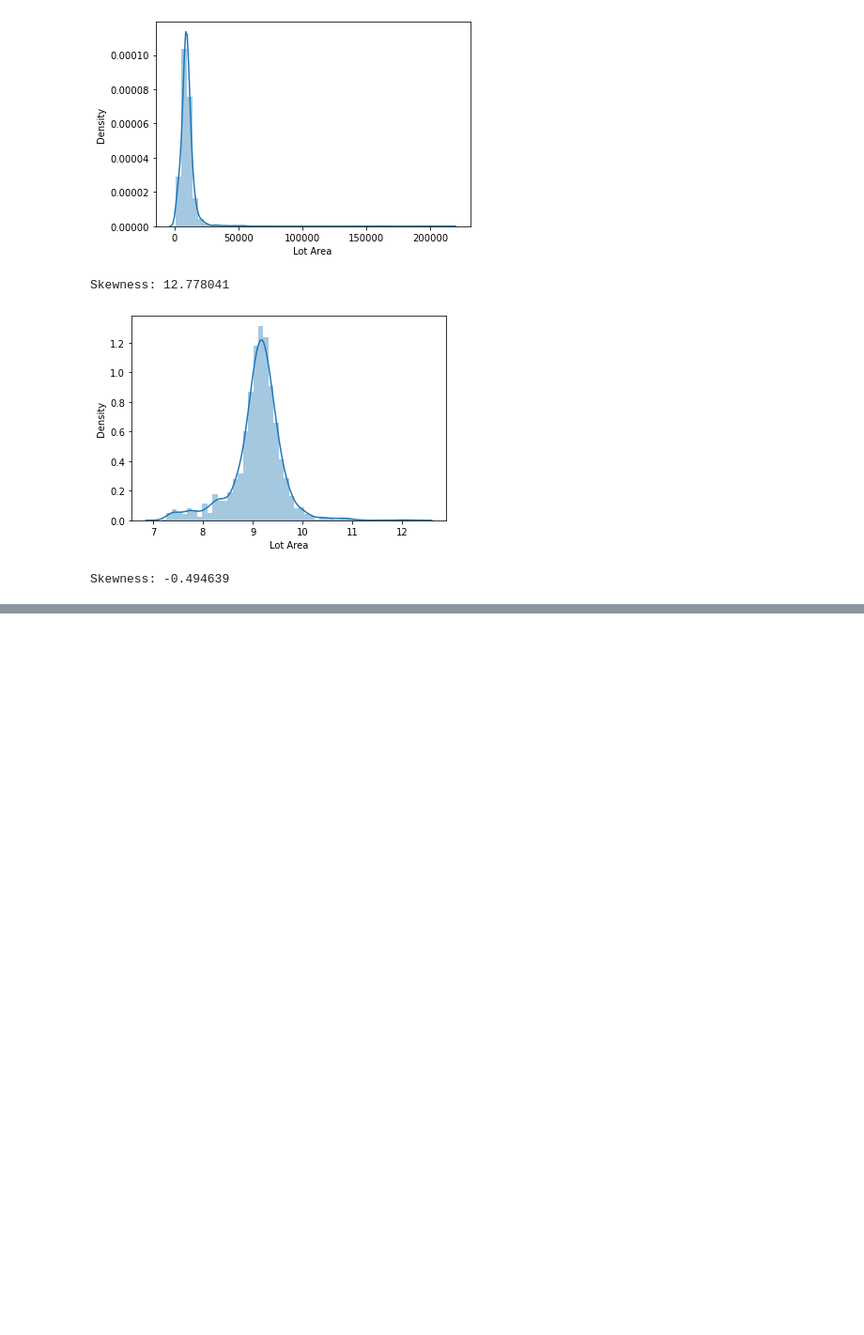
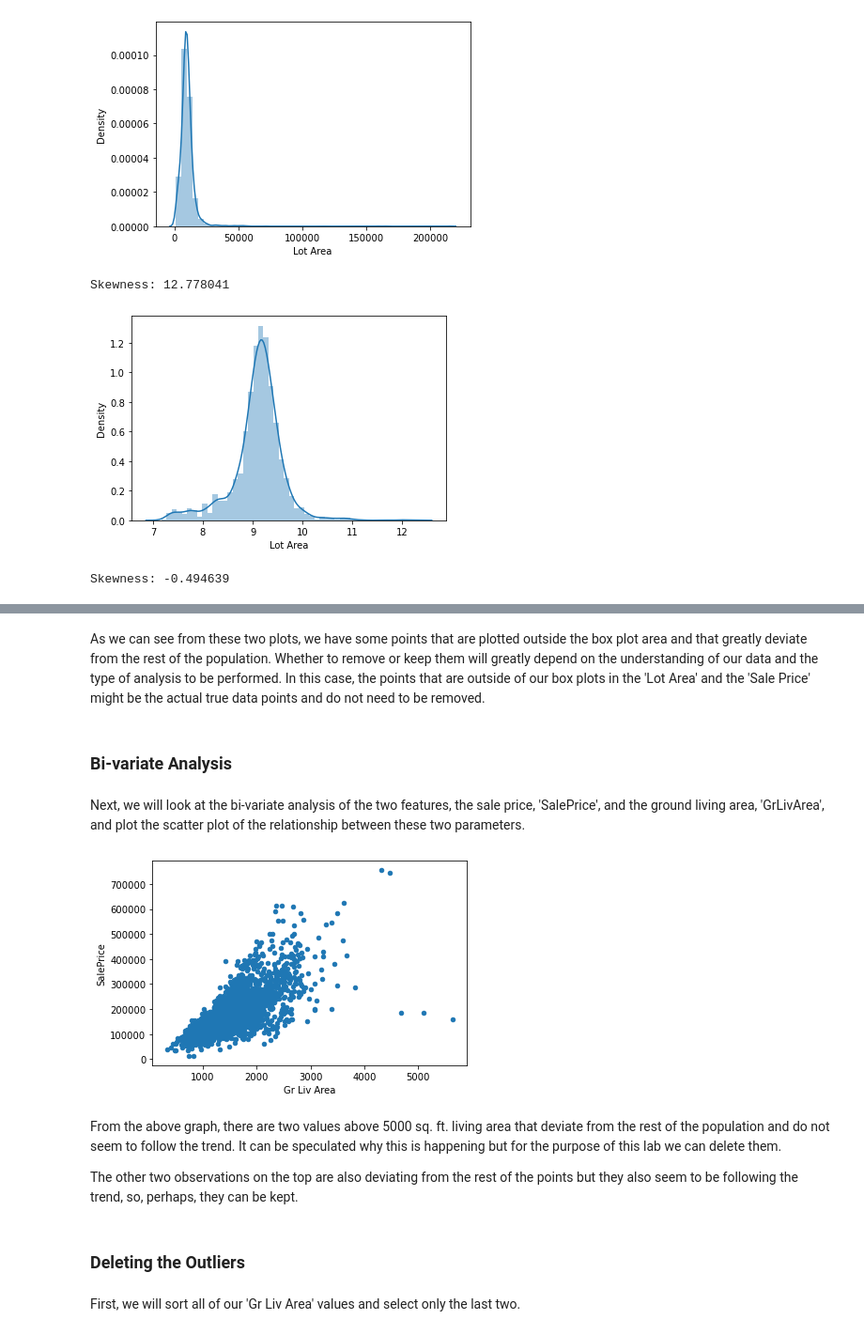
Before and after one commit to xxy1226/ML-Exercises, a Jupyter notebook: Coursera-IBM/IBM - 01 Exploratory Data Analysis for Machine Learning/02Data_Cleaning_Lab.ipynb, the cells around one changed output, grey strips where cells are left out. Shown: that part at 94% size. Cells and saved outputs as stored; diff of their text form; code cells hidden in the pictures; blank space fills up the shorter version.

```diff
--- a/Coursera-IBM/IBM - 01 Exploratory Data Analysis for Machine Learning/02Data_Cleaning_Lab.ipynb
+++ b/Coursera-IBM/IBM - 01 Exploratory Data Analysis for Machine Learning/02Data_Cleaning_Lab.ipynb
@@ -219,0 +452,19 @@ Skewness: -0.494639
+# %% [markdown]
+As we can see from these two plots, we have some points that are plotted outside the box plot area and that greatly deviate from the rest of the population. Whether to remove or keep them will greatly depend on the understanding of our data and the type of analysis to be performed. In this case, the points that are outside of our box plots in the 'Lot Area' and the 'Sale Price' might be the actual true data points and do not need to be removed.
+# %% [markdown]
+### Bi-variate Analysis
+# %% [markdown]
+Next, we will look at the bi-variate analysis of the two features, the sale price, 'SalePrice', and the ground living area, 'GrLivArea', and plot the scatter plot of the relationship between these two parameters.
+# %%
+price_area = housing.plot.scatter(x='Gr Liv Area',
+                      y='SalePrice')
+# %% [output]
+[figure, added]
+# %% [markdown]
+From the above graph, there are two values above 5000 sq. ft. living area that deviate from the rest of the population and do not seem to follow the trend. It can be speculated why this is happening but for the purpose of this lab we can delete them.
+
+The other two observations on the top are also deviating from the rest of the points but they also seem to be following the trend, so, perhaps, they can be kept.
+# %% [markdown]
+### Deleting the Outliers
+# %% [markdown]
+First, we will sort all of our 'Gr Liv Area' values and select only the last two.
```
Also changed, not shown: parts of 69 cells of this notebook, 2 other files.
